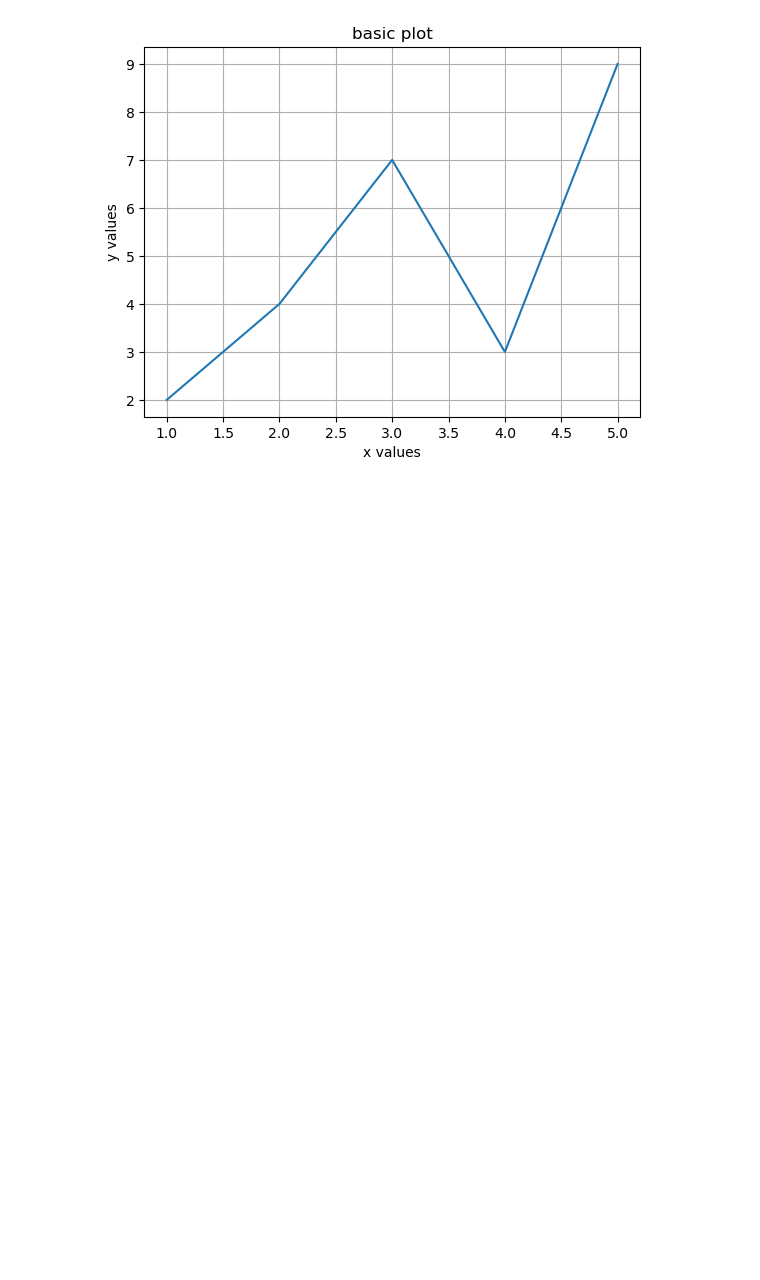
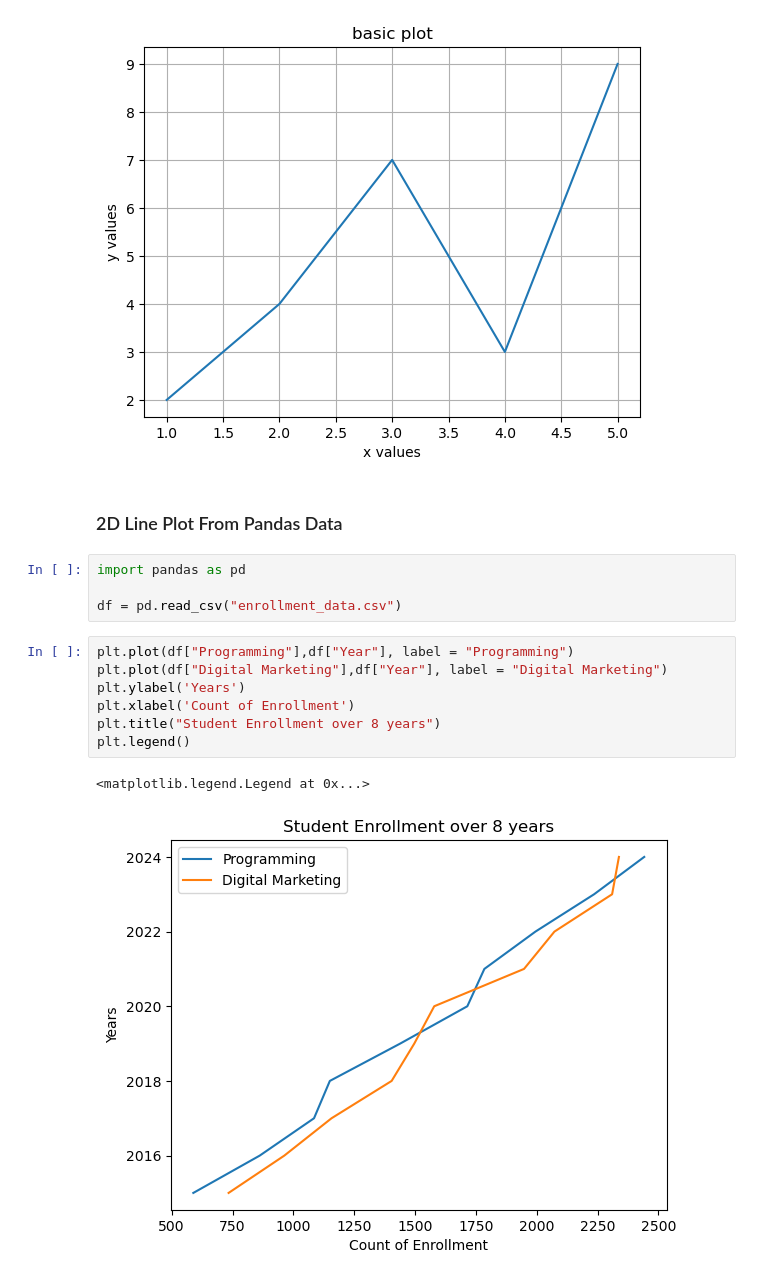
Before and after one commit to nafijur-rahaman/Data-Analysis-With-Python, a Jupyter notebook: Matplotlib/basic.ipynb, the cells around one changed output. Drawn from its saved outputs; the diff is of its cells as text; blank space fills up the shorter version.

Commit message:
data load from pandas

```diff
--- a/Matplotlib/basic.ipynb
+++ b/Matplotlib/basic.ipynb
@@ -13,3 +13,19 @@ plt.plot(x, y)
 plt.show()
 # %% [output]
 [figure]
+# %% [markdown]
+### 2D Line Plot From Pandas Data
+# %%
+import pandas as pd
+
+df = pd.read_csv("enrollment_data.csv")
+# %%
+plt.plot(df["Programming"],df["Year"], label = "Programming")
+plt.plot(df["Digital Marketing"],df["Year"], label = "Digital Marketing")
+plt.ylabel('Years')
+plt.xlabel('Count of Enrollment')
+plt.title("Student Enrollment over 8 years")
+plt.legend()
+# %% [output]
+<matplotlib.legend.Legend at 0x...>
+[figure, added]
```
